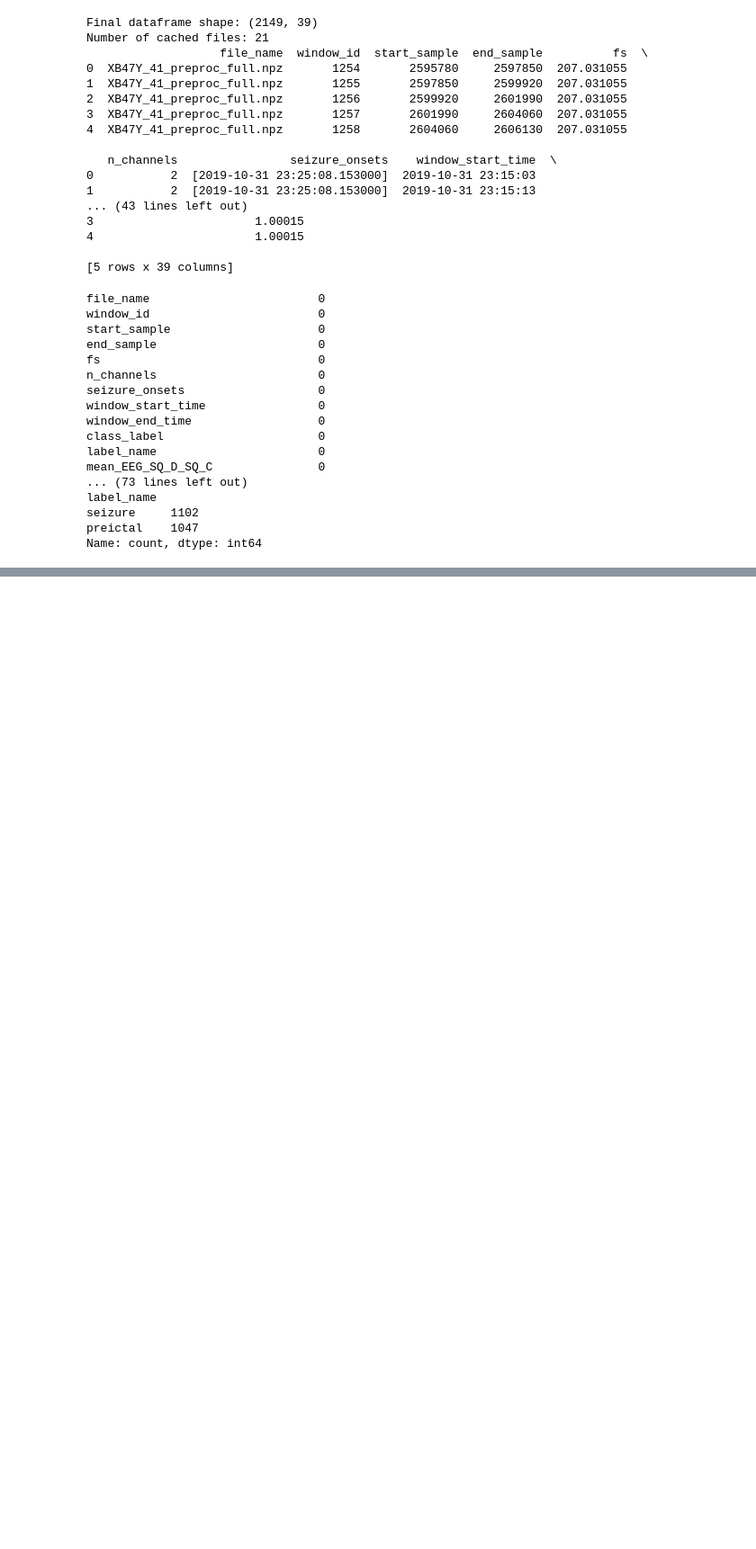
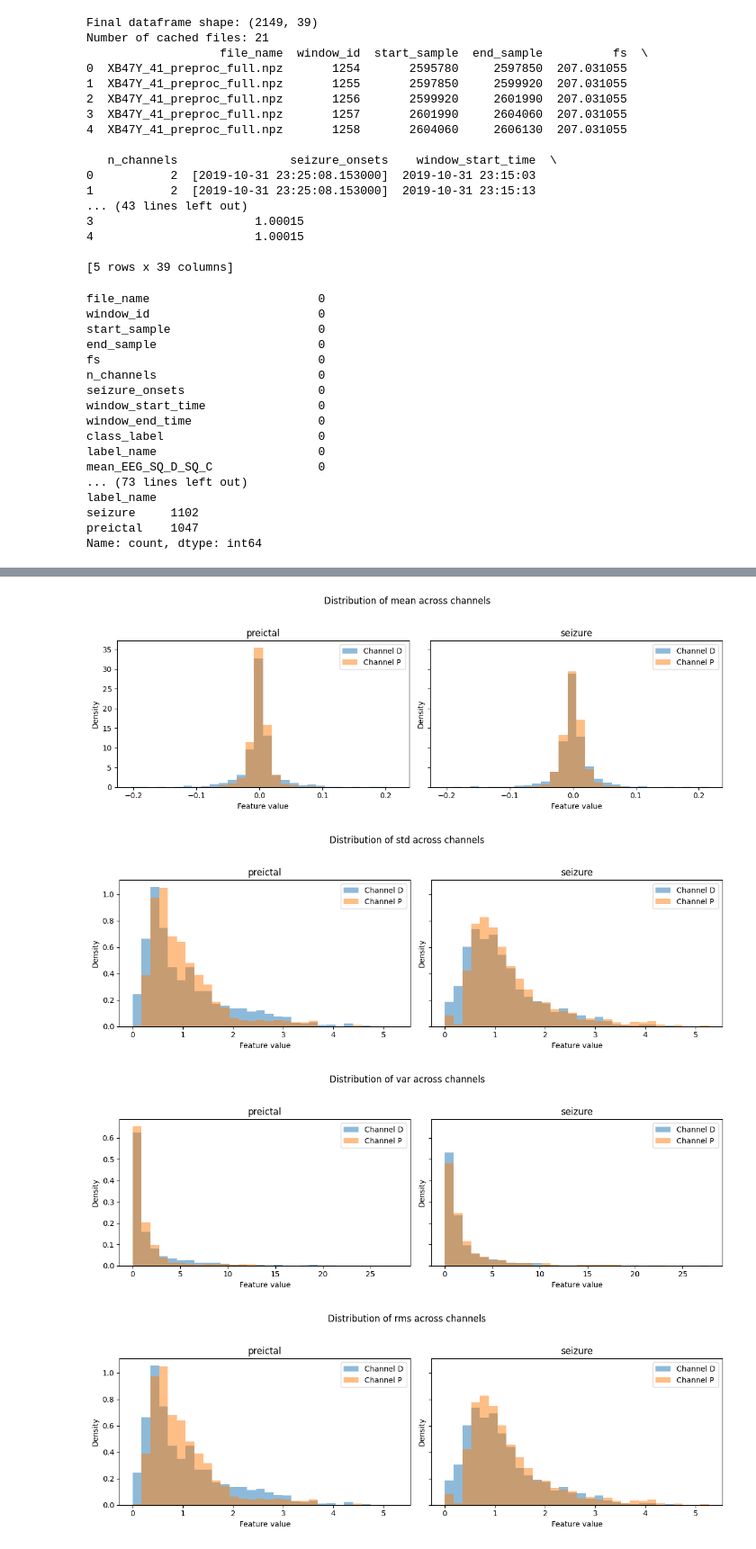
Before and after one commit to tomas0899/FoundationModel_EEG_Dissertation, a Jupyter notebook: EEG_data_vis/code/Try3_feature_eng_ICTALvsPreictal.ipynb, the cells around one changed output, grey strips where cells are left out. Shown at 90% size. Cells and saved outputs as stored; diff of their text form; code cells hidden in the pictures; blank space fills up the shorter version.

Commit message:
progress in stats of features

```diff
--- a/EEG_data_vis/code/Try3_feature_eng_ICTALvsPreictal.ipynb
+++ b/EEG_data_vis/code/Try3_feature_eng_ICTALvsPreictal.ipynb
@@ -1031,0 +1259,9 @@ df_features.to_pickle("df_features.pkl")
+# %%
+import numpy as np
+
+# Select only numeric columns
+numeric_cols = df_features.select_dtypes(include=[np.number]).columns.tolist()
+
+print("Numeric columns:")
+print(numeric_cols)
+print("Number of numeric columns:", len(numeric_cols))
@@ -1031,0 +1395,8 @@ df_features.to_pickle("df_features.pkl")
+# %%
+from scipy.stats import mannwhitneyu
+
+# Perform non-parametric comparison between both classes
+u_stat, p_value = mannwhitneyu(x0, x1, alternative="two-sided")
+
+print("Mann-Whitney U statistic:", u_stat)
+print("p-value:", p_value)
@@ -1031,0 +1517,48 @@ df_features.to_pickle("df_features.pkl")
+# %%
+for base_name, col_ch1, col_ch2 in feature_pairs:
+
+    # Extract and clean values for both classes and both channels
+    x0_ch1 = group_0[col_ch1].replace([np.inf, -np.inf], np.nan).dropna()
+    x0_ch2 = group_0[col_ch2].replace([np.inf, -np.inf], np.nan).dropna()
+
+    x1_ch1 = group_1[col_ch1].replace([np.inf, -np.inf], np.nan).dropna()
+    x1_ch2 = group_1[col_ch2].replace([np.inf, -np.inf], np.nan).dropna()
+
+    # Combine all values to define a common x-axis range
+    all_values = pd.concat([x0_ch1, x0_ch2, x1_ch1, x1_ch2], axis=0).dropna()
+
+    # Skip feature if all values are missing
+    if len(all_values) == 0:
+        continue
+
+    # Use the same bins for both plots
+    bins = np.histogram_bin_edges(all_values, bins=30)
+
+    # Create figure with shared x and y axes
+    fig, axes = plt.subplots(1, 2, figsize=(12, 4), sharex=True, sharey=True)
+
+    # Plot class 0
+    axes[0].hist(x0_ch1, bins=bins, alpha=0.5, label="Channel D", density=True)
+    axes[0].hist(x0_ch2, bins=bins, alpha=0.5, label="Channel P", density=True)
+    axes[0].set_title(label_0_name)
+    axes[0].set_xlabel("Feature value")
+    axes[0].set_ylabel("Density")
+    axes[0].legend()
+
+    # Plot class 1
+    axes[1].hist(x1_ch1, bins=bins, alpha=0.5, label="Channel D", density=True)
+    axes[1].hist(x1_ch2, bins=bins, alpha=0.5, label="Channel P", density=True)
+    axes[1].set_title(label_1_name)
+    axes[1].set_xlabel("Feature value")
+    axes[1].set_ylabel("Density")
+    axes[1].legend()
+
+    # Global title with feature name
+    plt.suptitle(f"Distribution of {base_name} across channels", y=1.03)
+    plt.tight_layout()
+    plt.show()
+# %% [output]
+[figure, added]
+[figure, added]
+[figure, added]
+[figure, added]
```
Also changed, not shown: parts of 46 cells of this notebook.
